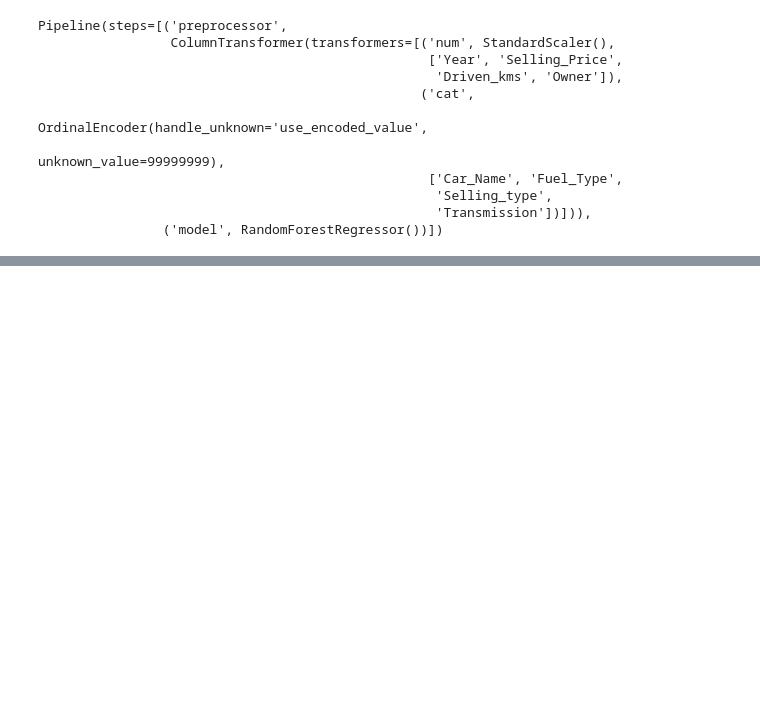
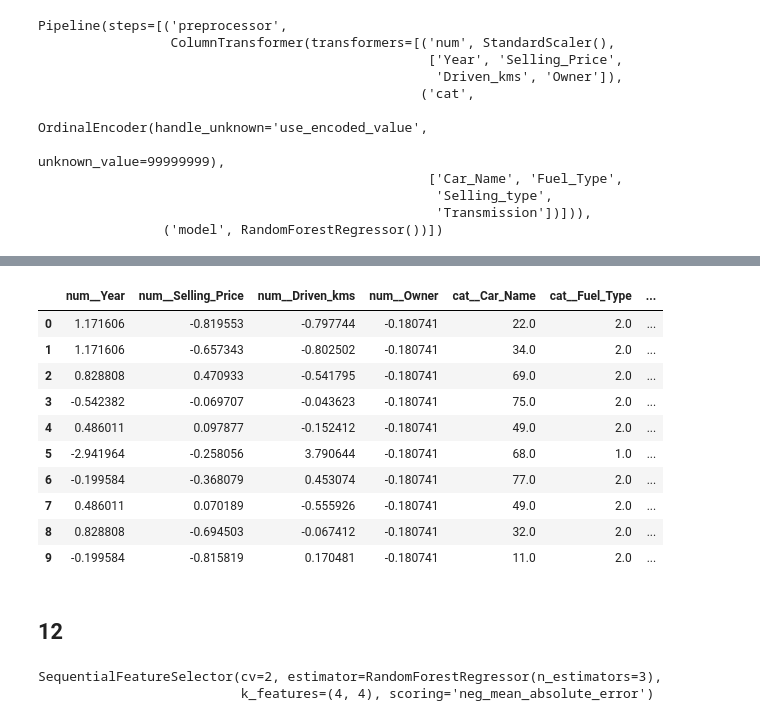
Before and after one commit to ZimovinMY/IsLab, a Jupyter notebook: research/research.ipynb, the cells around one changed output, grey strips where cells are left out. Saved outputs shown, nothing was run; the diff lists cells and outputs as text; code cells hidden in the pictures; blank space fills up the shorter version.

```diff
--- a/research/research.ipynb
+++ b/research/research.ipynb
@@ -141,0 +160,15 @@ Exception: Could not get run status corresponding to string 3eacfbd3b93f473384fe
+# %%
+# Определяем трансформации
+transformers=[
+    ('num', s_scaler, num_features),  # преобразования для числовых признаков
+    ('cat', l_encoder, cat_features), # преобразования для категориальных признаков
+]
+# %%
+# Полиномиальные признаки
+if numeric_features:
+    transformers.append(
+        ("poly", Pipeline([
+            ("poly_features", PolynomialFeatures(degree=2, include_bias=False)),
+            ("scaler", StandardScaler())  # Шкалируем полиномиальные признаки
+        ]), numeric_features)
+    )
@@ -141,0 +270,16 @@ Exception: Could not get run status corresponding to string 3eacfbd3b93f473384fe
+# %%
+display(X_transformed_df.head(10))
+# %% [output]
+|  | num__Year | num__Selling_Price | num__Driven_kms | num__Owner | cat__Car_Name | cat__Fuel_Type | ... |
+| 0 | 1.171606 | -0.819553 | -0.797744 | -0.180741 | 22.0 | 2.0 | ... |
+| 1 | 1.171606 | -0.657343 | -0.802502 | -0.180741 | 34.0 | 2.0 | ... |
+| 2 | 0.828808 | 0.470933 | -0.541795 | -0.180741 | 69.0 | 2.0 | ... |
+| 3 | -0.542382 | -0.069707 | -0.043623 | -0.180741 | 75.0 | 2.0 | ... |
+| 4 | 0.486011 | 0.097877 | -0.152412 | -0.180741 | 49.0 | 2.0 | ... |
+| 5 | -2.941964 | -0.258056 | 3.790644 | -0.180741 | 68.0 | 1.0 | ... |
+| 6 | -0.199584 | -0.368079 | 0.453074 | -0.180741 | 77.0 | 2.0 | ... |
+| 7 | 0.486011 | 0.070189 | -0.555926 | -0.180741 | 49.0 | 2.0 | ... |
+| 8 | 0.828808 | -0.694503 | -0.067412 | -0.180741 | 32.0 | 2.0 | ... |
+| 9 | -0.199584 | -0.815819 | 0.170481 | -0.180741 | 11.0 | 2.0 | ... |
+# %% [markdown]
+## 12
@@ -141,0 +289,12 @@ Exception: Could not get run status corresponding to string 3eacfbd3b93f473384fe
+# %%
+sfs = SequentialFeatureSelector(RandomForestRegressor(n_estimators=3),
+                                k_features=4,
+                                forward=True,
+                                floating=False, # True to drop selected features
+                                scoring='neg_mean_absolute_error',
+                                cv=2)
+
+sfs.fit(X_transformed_df,y_train)
+# %% [output]
+SequentialFeatureSelector(cv=2, estimator=RandomForestRegressor(n_estimators=3),
+                          k_features=(4, 4), scoring='neg_mean_absolute_error')
```
Also changed, not shown: parts of 41 cells of this notebook, 8 other files.
